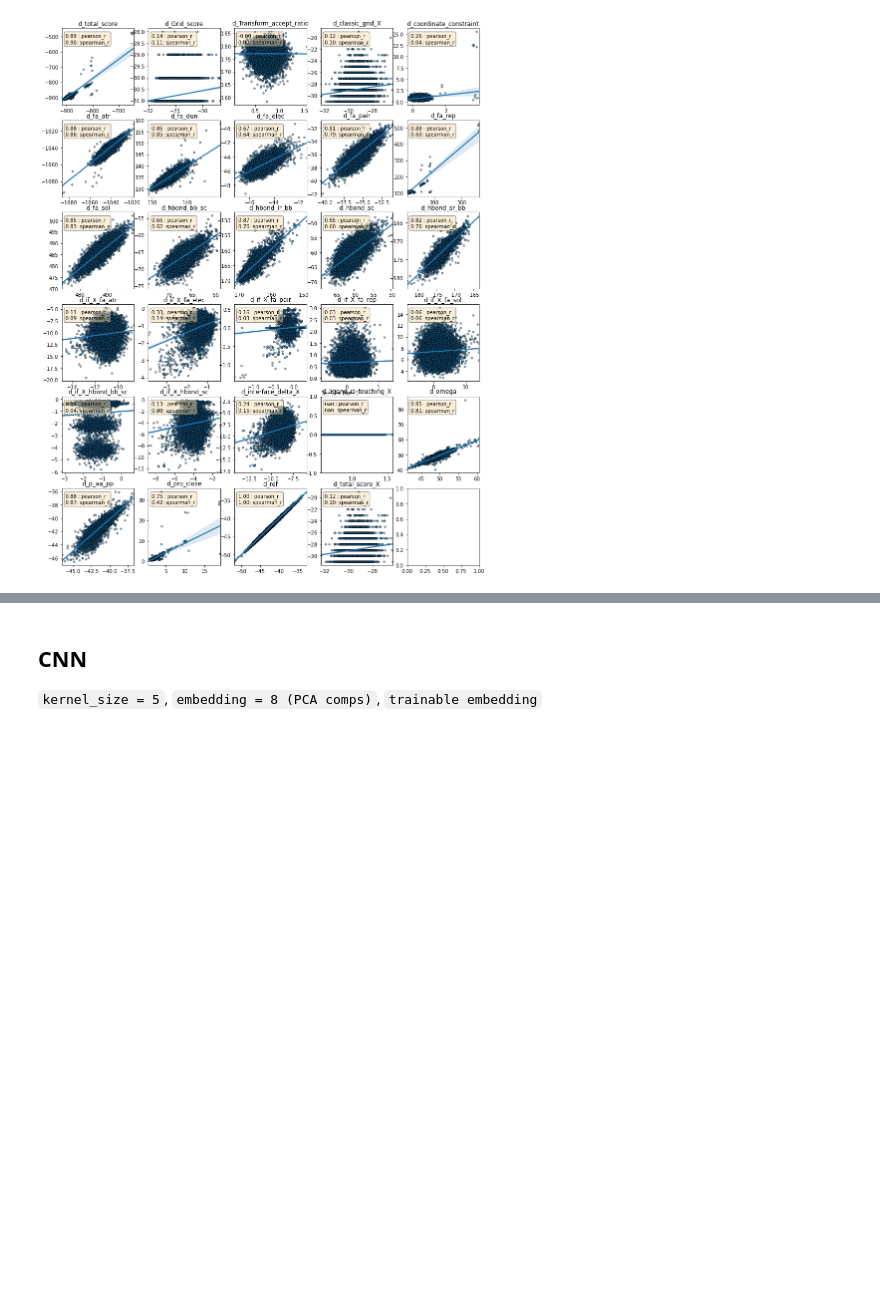
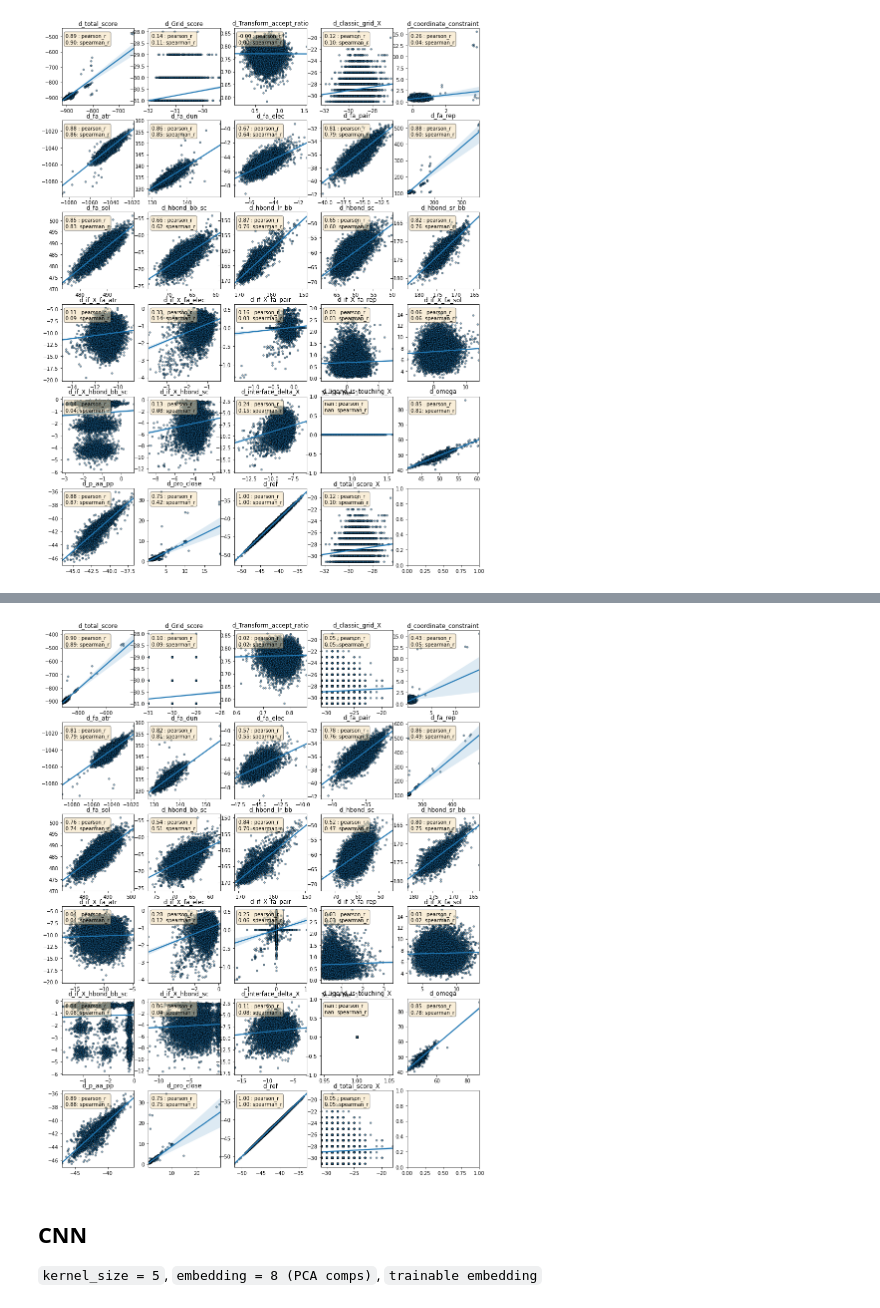
Before and after one commit to RomeroLab/sadx-latent-function, a Jupyter notebook: projects/Biochemical_Ordinal/scripts/nb_predict_rosetta_energies_summary.ipynb, the cells around one changed output, grey strips where cells are left out. Drawn from its saved outputs; the diff is of its cells as text; code cells hidden in the pictures; blank space fills up the shorter version.

```diff
--- a/projects/Biochemical_Ordinal/scripts/nb_predict_rosetta_energies_summary.ipynb
+++ b/projects/Biochemical_Ordinal/scripts/nb_predict_rosetta_energies_summary.ipynb
@@ -90,0 +129,7 @@ plot_columns(column_names_to_plot=docking_column_names,
+# %%
+plot_columns(column_names_to_plot=docking_column_names,
+             all_columns_names=column_names,
+             predictions=test2_predictions,
+             values=retd["values"])
+# %% [output]
+[figure, added]
```
Also changed, not shown: parts of 14 cells of this notebook.
